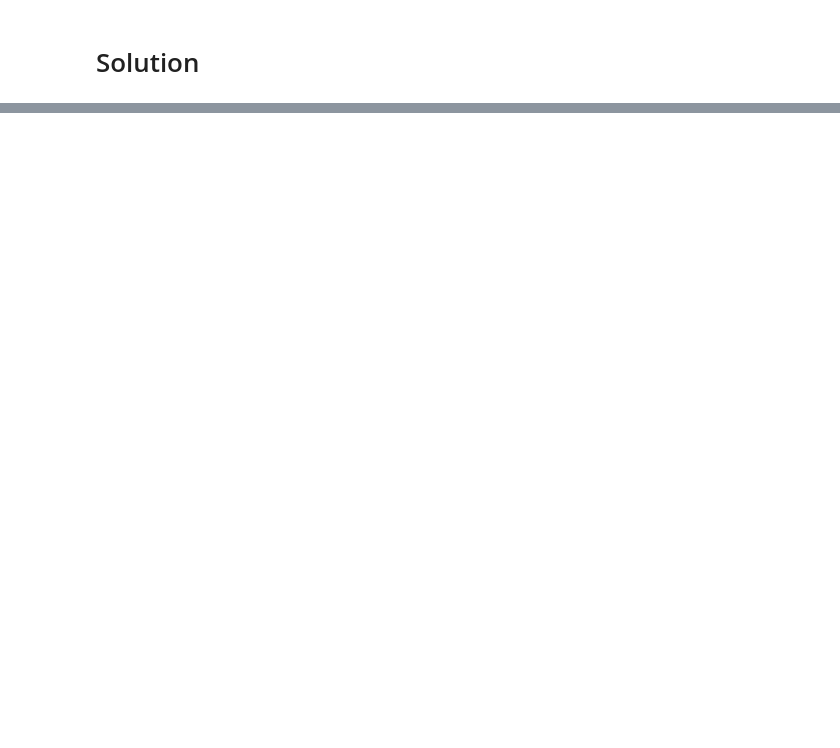
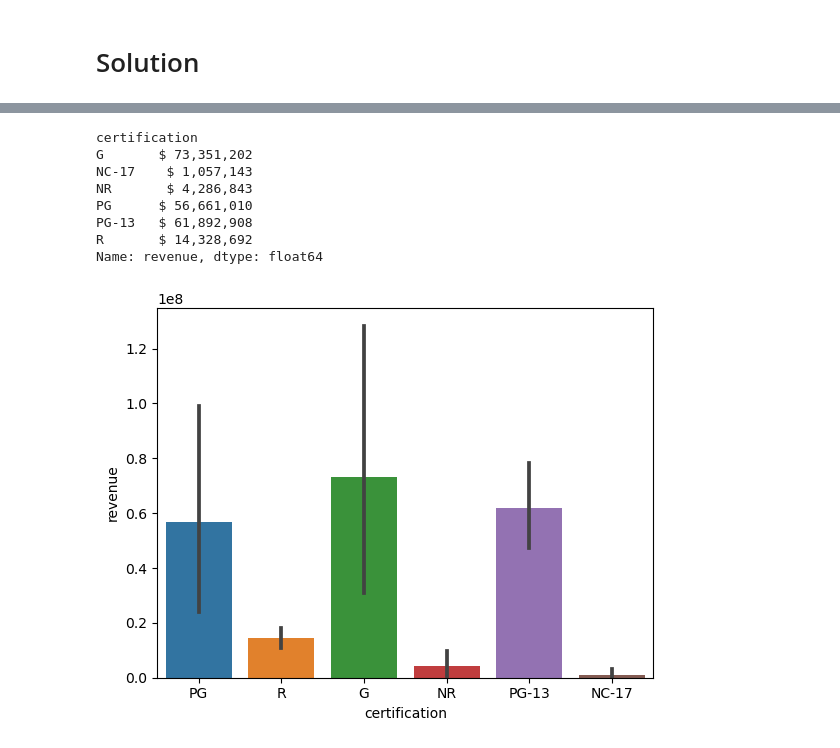
Before and after one commit to eccecarreon/ods-pt-data-enrichment-project, a Jupyter notebook: Project 2 - Part 3A (Core).ipynb, the cells around one changed output, grey strips where cells are left out. Saved outputs shown, nothing was run; the diff lists cells and outputs as text; code cells hidden in the pictures; blank space fills up the shorter version.

Commit message:
commit practice and core 3a
commit updated codes for tmdb practice and core 3a

```diff
--- a/Project 2 - Part 3A (Core).ipynb
+++ b/Project 2 - Part 3A (Core).ipynb
@@ -121,2 +145,5 @@ df = pd.concat([pd.read_csv(f, lineterminator='\n') for f in files] )
 # %%
-# Load api-key
+# Load TMDB API Key and add to tmdbsimple
+with open(r'C:\Users\ASUS TUF\Documents\GitHub\ods-pt-data-enrichment-project\.secret\tmdb_api.json') as f:
+    login = json.load(f)
+print(login.keys())
@@ -124,0 +292,18 @@ df = pd.concat([pd.read_csv(f, lineterminator='\n') for f in files] )
+# %%
+# Define the JSON file to store results for the year
+JSON_FILE = f'{FOLDER}tmdb_api_results_{YEAR}.json'
+
+# Check if the JSON file exists
+file_exists = os.path.isfile(JSON_FILE)
+
+# If it does not exist: create it
+if file_exists == False:
+    print(f"Creating {JSON_FILE} for API results for year={YEAR}.")
+
+    # save an empty dict with just "imdb_id" to the new json file.
+    with open(JSON_FILE,'w') as f:
+        json.dump([{'imdb_id':0}],f)
+
+# If it exists, print a message
+else:
+    print(f'The file {JSON_FILE} already exists.')
@@ -124,0 +458,9 @@ df = pd.concat([pd.read_csv(f, lineterminator='\n') for f in files] )
+# %%
+# Load final_tmdb_data_2000.csv.gz, and final_tmdb_data_2001.csv.gz
+
+import glob
+
+# Use glob to get all filepaths that match the pattern (*=wildcard)
+
+tmdb_files = sorted(glob.glob("Data/final_tmdb_data*.csv.gz"))
+tmdb_files
@@ -124,0 +471,4 @@ df = pd.concat([pd.read_csv(f, lineterminator='\n') for f in files] )
+# %%
+# Use read_csv in a list comprehension and combine with concat to load all files
+df = pd.concat([pd.read_csv(f) for f in tmdb_files] )
+df
@@ -131,4 +603,18 @@ df = pd.concat([pd.read_csv(f, lineterminator='\n') for f in files] )
 # %%
 # What is the average revenue per certification category?
+with pd.option_context('display.float_format',lambda x: f"$ {x:,.0f}"):
+    display(df.groupby('certification')['revenue'].mean())
+
+sns.barplot(data=df, x='certification', y='revenue');
+# %% [output]
+certification
+G       $ 73,351,202
+NC-17    $ 1,057,143
+NR       $ 4,286,843
+PG      $ 56,661,010
+PG-13   $ 61,892,908
+R       $ 14,328,692
+Name: revenue, dtype: float64
+[figure, added]
 # %%
 # What is the average budget per certification category?
```
Also changed, not shown: parts of 64 cells of this notebook, 7 other files.
